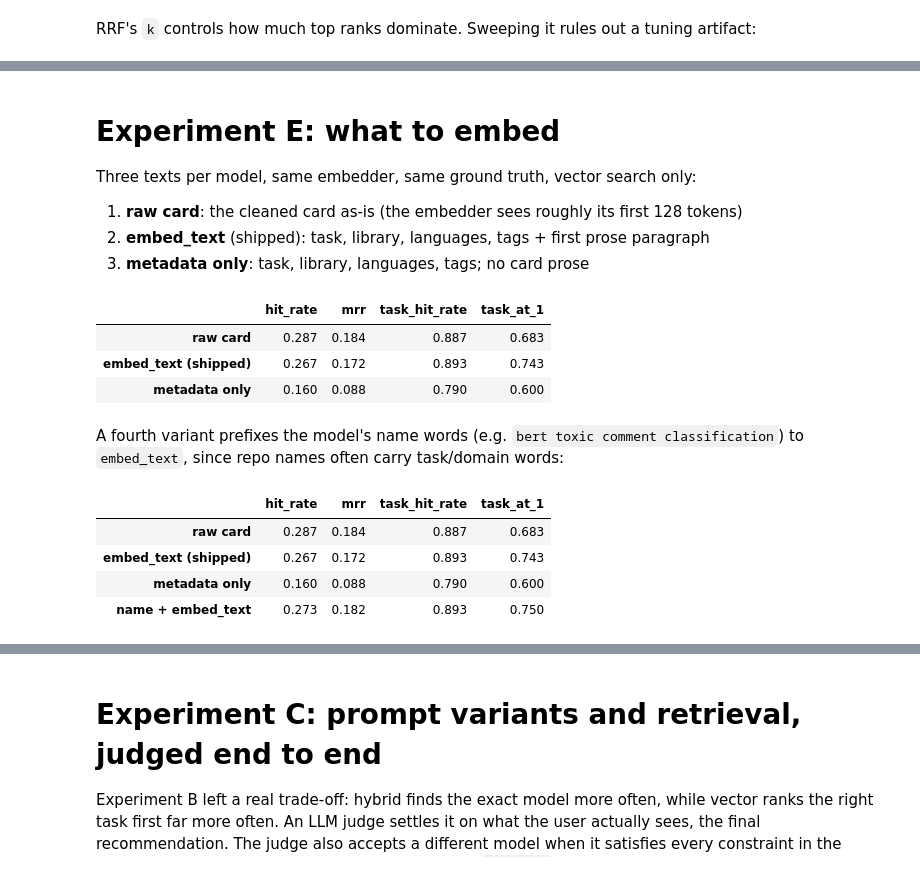
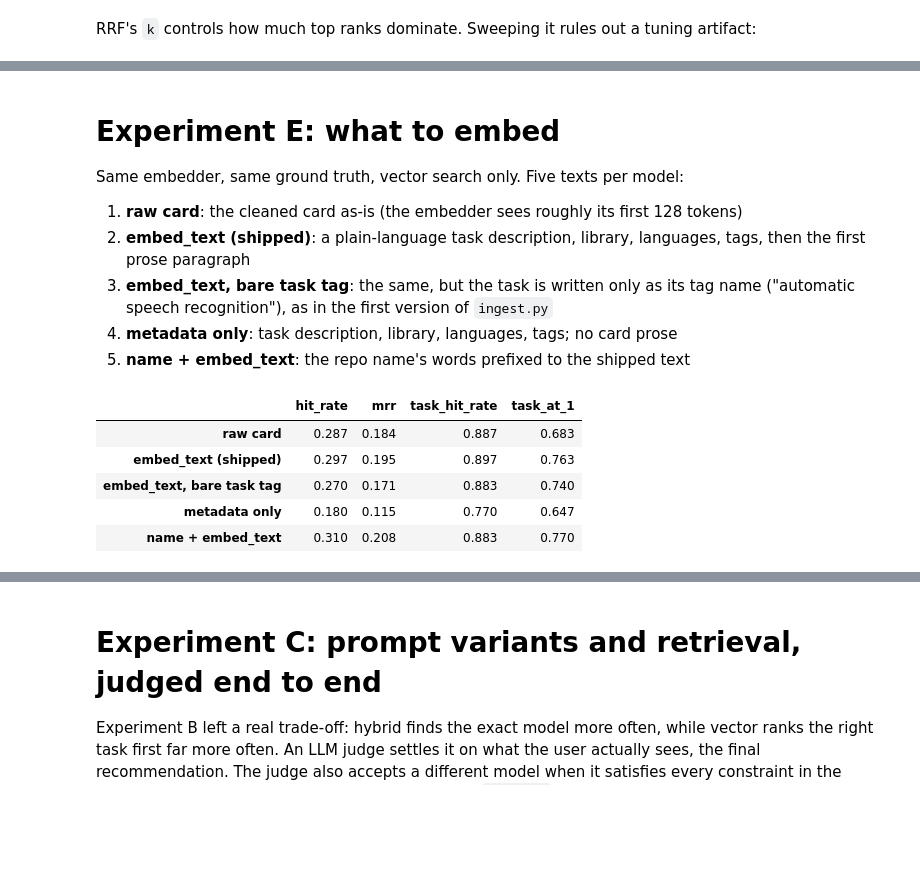
Before and after one commit to iLoveCmajor/anime-finder, a Jupyter notebook: evaluation.ipynb, the cells around one changed output, grey strips where cells are left out. Cells and saved outputs as stored; diff of their text form; code cells hidden in the pictures; blank space fills up the shorter version.

Commit message:
feature: task descriptions in embed text

```diff
--- a/evaluation.ipynb
+++ b/evaluation.ipynb
@@ -263,55 +263,53 @@ pd.DataFrame(rows)
 # %% [markdown]
 # Experiment E: what to embed
 
-Three texts per model, same embedder, same ground truth, vector search only:
+Same embedder, same ground truth, vector search only. Five texts per model:
 
 1. **raw card**: the cleaned card as-is (the embedder sees roughly its first 128 tokens)
-2. **embed_text** (shipped): task, library, languages, tags + first prose paragraph
-3. **metadata only**: task, library, languages, tags; no card prose
+2. **embed_text (shipped)**: a plain-language task description, library, languages, tags, then the first prose paragraph
+3. **embed_text, bare task tag**: the same, but the task is written only as its tag name ("automatic speech recognition"), as in the first version of `ingest.py`
+4. **metadata only**: task description, library, languages, tags; no card prose
+5. **name + embed_text**: the repo name's words prefixed to the shipped text
 # %%
+import re
+from ingest import TASK_DESCRIPTIONS
+
+def task_label(tag):
+    return TASK_DESCRIPTIONS.get(tag, tag.replace("-", " "))
+
+def bare_tag_text(doc):
+    return doc["embed_text"].replace(task_label(doc["pipeline_tag"]), doc["pipeline_tag"].replace("-", " "), 1)
+
 def metadata_text(doc):
-    parts = [doc["pipeline_tag"].replace("-", " ")]
+    parts = [task_label(doc["pipeline_tag"])]
     if doc["library_name"]:
         parts.append(doc["library_name"])
     if doc["languages"]:
         parts.append("Languages: " + (", ".join(doc["languages"]) if len(doc["languages"]) <= 8 else "multilingual"))
     if doc["topic_tags"]:
         parts.append("Tags: " + ", ".join(doc["topic_tags"][:8]))
     return ". ".join(parts)
 
+def name_text(doc):
+    return re.sub(r"[-_./]+", " ", doc["id"].split("/")[-1])
+
 def vector_eval(X_variant):
     vi = VectorSearch()
     vi.fit(X_variant, documents)
     return evaluate(ground_truth, lambda query: vi.search(embed.encode(query), num_results=5))
 
-X_card = embed_texts([doc["card_text"] for doc in documents])
-X_meta = embed_texts([metadata_text(doc) for doc in documents])
-
 results_e = {
-    "raw card": vector_eval(X_card),
+    "raw card": vector_eval(embed_texts([doc["card_text"] for doc in documents])),
     "embed_text (shipped)": vector_eval(X),
-    "metadata only": vector_eval(X_meta),
+    "embed_text, bare task tag": vector_eval(embed_texts([bare_tag_text(doc) for doc in documents])),
+    "metadata only": vector_eval(embed_texts([metadata_text(doc) for doc in documents])),
+    "name + embed_text": vector_eval(embed_texts([name_text(doc) + ". " + doc["embed_text"] for doc in documents])),
 }
 pd.DataFrame(results_e).T
 # %% [output]
 |  | hit_rate | mrr | task_hit_rate | task_at_1 |
 | raw card | 0.287 | 0.184 | 0.887 | 0.683 |
-| embed_text (shipped) | 0.267 | 0.172 | 0.893 | 0.743 |
-| metadata only | 0.160 | 0.088 | 0.790 | 0.600 |
+| embed_text (shipped) | 0.297 | 0.195 | 0.897 | 0.763 |
+| embed_text, bare task tag | 0.270 | 0.171 | 0.883 | 0.740 |
+| metadata only | 0.180 | 0.115 | 0.770 | 0.647 |
+| name + embed_text | 0.310 | 0.208 | 0.883 | 0.770 |
-# %% [markdown]
-A fourth variant prefixes the model's name words (e.g. `bert toxic comment classification`) to `embed_text`, since repo names often carry task/domain words:
-# %%
-import re
-
-def name_text(doc):
-    return re.sub(r"[-_./]+", " ", doc["id"].split("/")[-1])
-
-X_name = embed_texts([name_text(doc) + ". " + doc["embed_text"] for doc in documents])
-results_e["name + embed_text"] = vector_eval(X_name)
-pd.DataFrame(results_e).T
-# %% [output]
-|  | hit_rate | mrr | task_hit_rate | task_at_1 |
-| raw card | 0.287 | 0.184 | 0.887 | 0.683 |
-| embed_text (shipped) | 0.267 | 0.172 | 0.893 | 0.743 |
-| metadata only | 0.160 | 0.088 | 0.790 | 0.600 |
-| name + embed_text | 0.273 | 0.182 | 0.893 | 0.750 |
```
Also changed, not shown: parts of 12 cells of this notebook, 1 other file.
